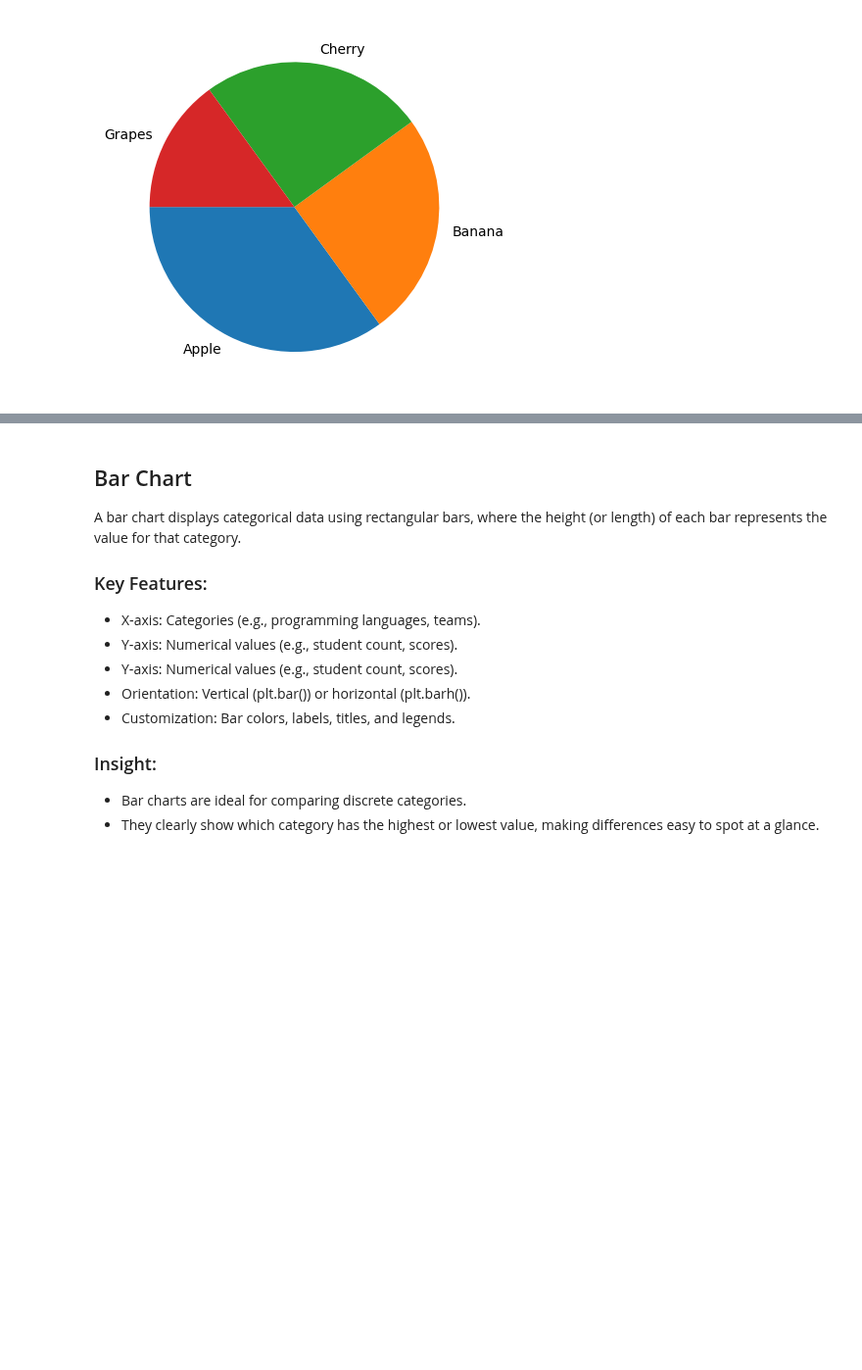
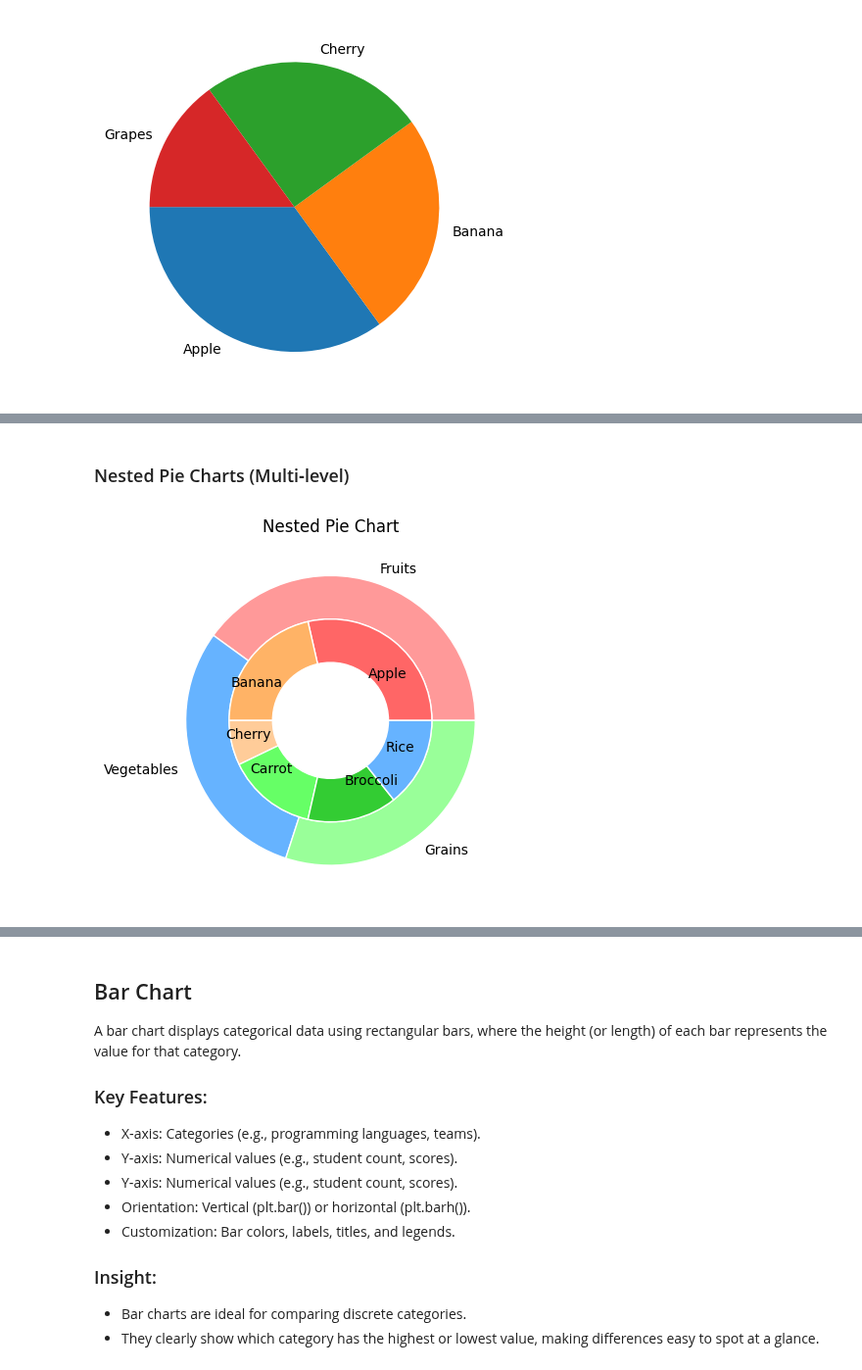
Before and after one commit to DBMoktan/datascience-ml-basics, a Jupyter notebook: Matplotlib.ipynb, the cells around one changed output, grey strips where cells are left out. Shown at 98% size. Drawn from its saved outputs; the diff is of its cells as text; code cells hidden in the pictures; blank space fills up the shorter version.

```diff
--- a/Matplotlib.ipynb
+++ b/Matplotlib.ipynb
@@ -394,0 +426,25 @@ plt.show()
+# %% [markdown]
+<h3>Nested Pie Charts (Multi‑level)</h3>
+# %%
+# Outer ring data
+outer_sizes = [40, 30, 30]
+outer_labels = ['Fruits', 'Vegetables', 'Grains']
+outer_colors = ['#ff9999','#66b3ff','#99ff99']
+
+# Inner ring data (subcategories)
+inner_sizes = [20, 15, 5, 10, 10, 10]  # corresponds to sub-items
+inner_labels = ['Apple', 'Banana', 'Cherry', 'Carrot', 'Broccoli', 'Rice']
+inner_colors = ['#ff6666','#ffb366','#ffcc99','#66ff66','#33cc33','#66b3ff']
+
+# Plot outer ring
+plt.pie(outer_sizes, radius=1, labels=outer_labels, colors=outer_colors,
+        wedgeprops=dict(width=0.3, edgecolor='white'))
+
+# Plot inner ring
+plt.pie(inner_sizes, radius=0.7, labels=inner_labels, colors=inner_colors,
+        wedgeprops=dict(width=0.3, edgecolor='white'), labeldistance=0.6)
+
+plt.title('Nested Pie Chart')
+plt.show()
+# %% [output]
+[figure, added]
```
Also changed, not shown: parts of 10 cells of this notebook.
